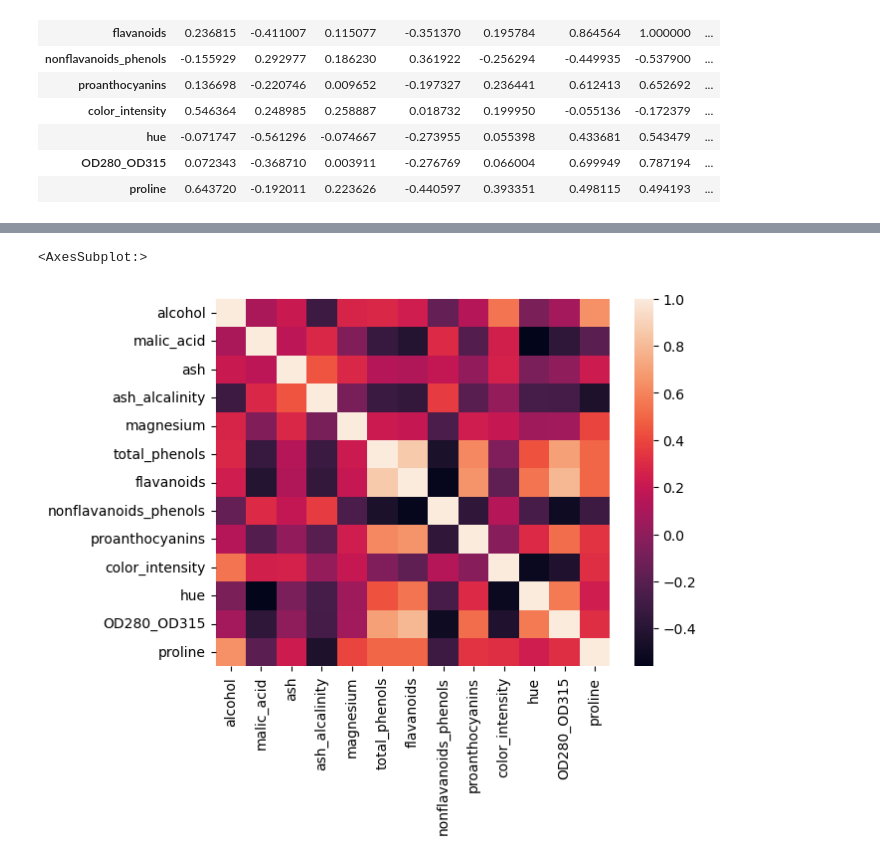
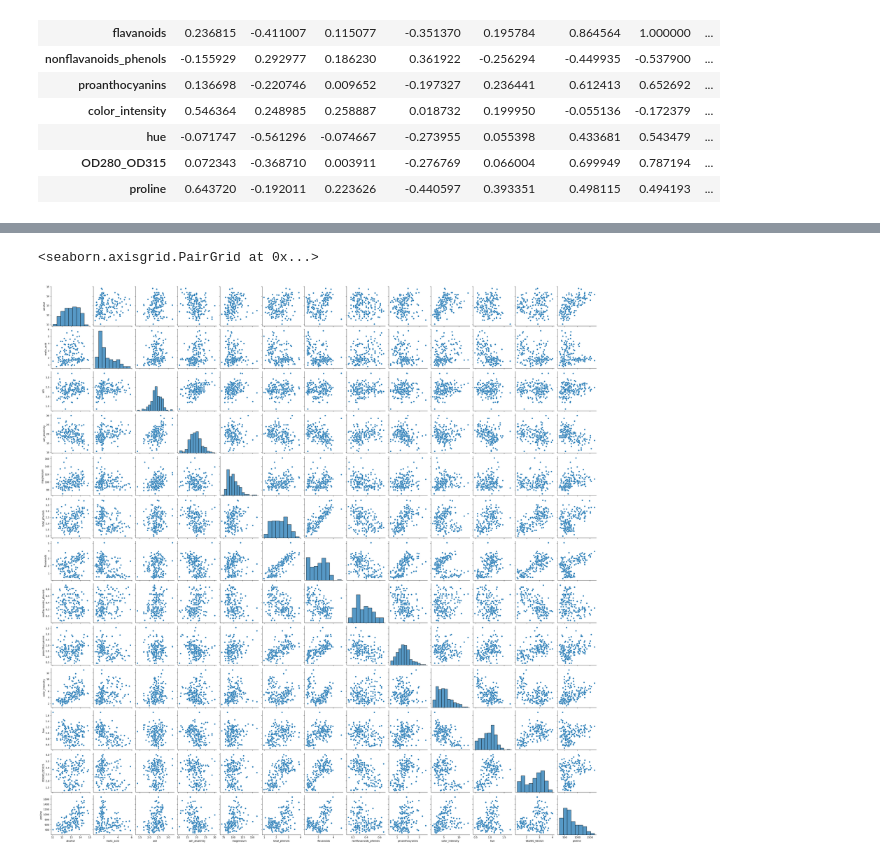
Before and after one commit to armandolezama/wine_analysis, a Jupyter notebook: sandbox.ipynb, the cells around one changed output, grey strips where cells are left out. Cells and saved outputs as stored; diff of their text form; code cells hidden in the pictures.

```diff
--- a/sandbox.ipynb
+++ b/sandbox.ipynb
@@ -99,5 +190,5 @@ x_wine.corr()
 # %%
-sns.heatmap(x_wine.corr())
+sns.pairplot(x_wine)
 # %% [output]
-<AxesSubplot:>
+<seaborn.axisgrid.PairGrid at 0x...>
-[figure, old version]
+[figure, new version]
```
Also changed, not shown: parts of 34 cells of this notebook.
